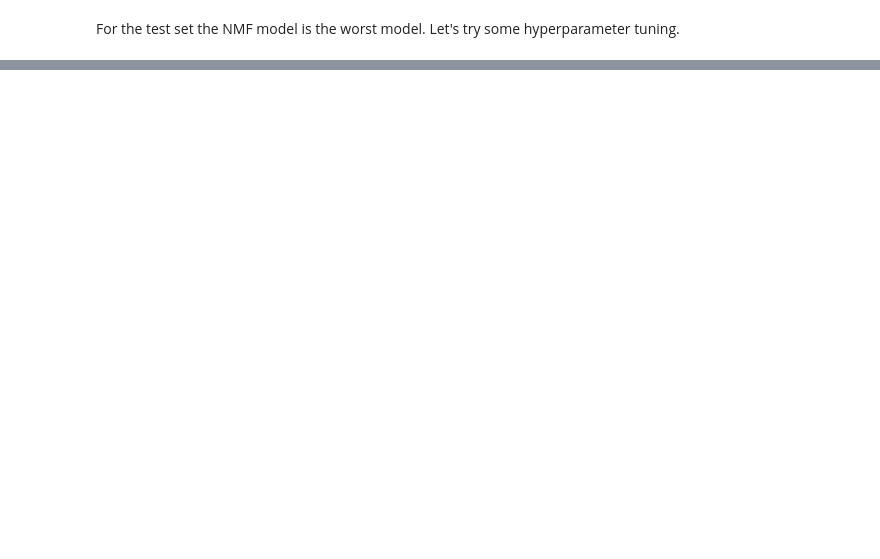
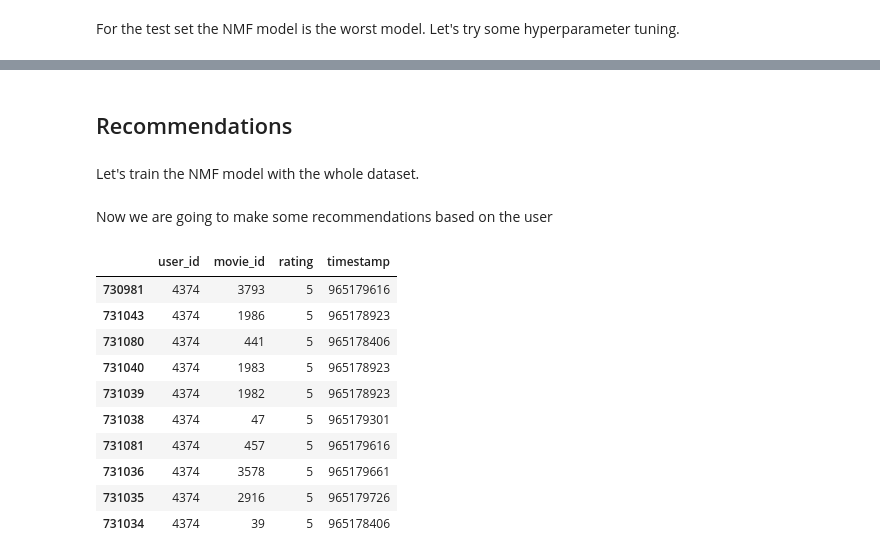
Before and after one commit to JuanDa14Sa/BBC-News-Classification, a Jupyter notebook: recommendation_system.ipynb, the cells around one changed output, grey strips where cells are left out. Drawn from its saved outputs; the diff is of its cells as text; code cells hidden in the pictures; blank space fills up the shorter version.

```diff
--- a/recommendation_system.ipynb
+++ b/recommendation_system.ipynb
@@ -507,3 +496,7 @@ Text(0, 0.5, 'RMSE')
 #         test_ratings.loc[index, 'pred_nmf'] = nmf_train.loc[row['user_id'], row['movie_id']]
 #     nmf_error = error(test_ratings['rating'], test_ratings['pred_nmf'])
 #     print('NMF model error: {:.2f}'.format(nmf_error))
+# %% [markdown]
+## Recommendations
+# %% [markdown]
+Let's train the NMF model with the whole dataset.
@@ -509,0 +512,16 @@ Text(0, 0.5, 'RMSE')
+# %% [markdown]
+Now we are going to make some recommendations based on the user
+# %%
+ratings[ratings['user_id']==4374].sort_values(by='rating', ascending=False).head(10)
+# %% [output]
+|  | user_id | movie_id | rating | timestamp |
+| 730981 | 4374 | 3793 | 5 | 965179616 |
+| 731043 | 4374 | 1986 | 5 | 965178923 |
+| 731080 | 4374 | 441 | 5 | 965178406 |
+| 731040 | 4374 | 1983 | 5 | 965178923 |
+| 731039 | 4374 | 1982 | 5 | 965178923 |
+| 731038 | 4374 | 47 | 5 | 965179301 |
+| 731081 | 4374 | 457 | 5 | 965179616 |
+| 731036 | 4374 | 3578 | 5 | 965179661 |
+| 731035 | 4374 | 2916 | 5 | 965179726 |
+| 731034 | 4374 | 39 | 5 | 965178406 |
```
Also changed, not shown: parts of 17 cells of this notebook.
